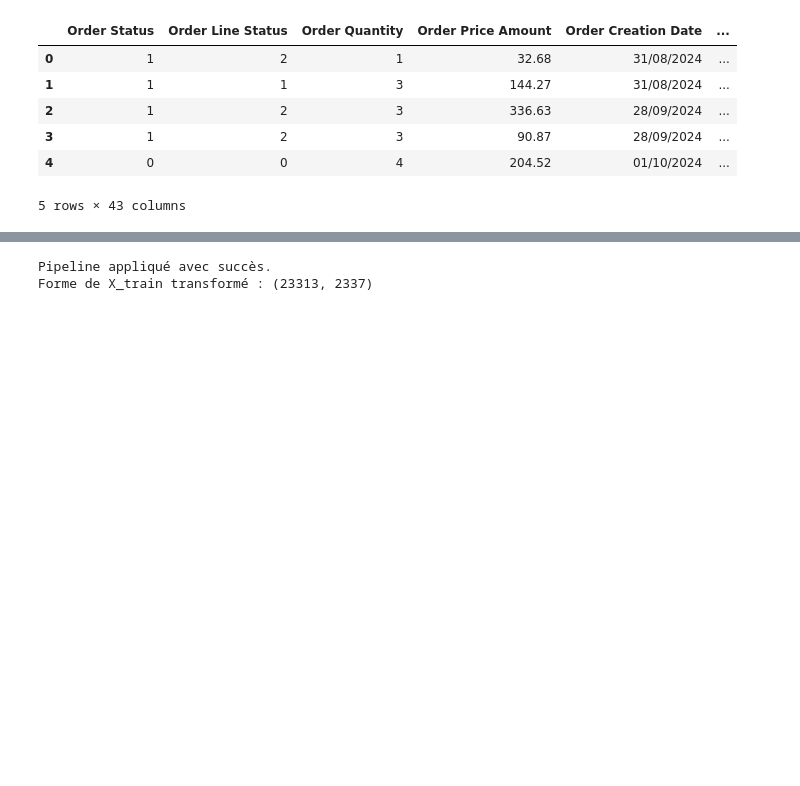
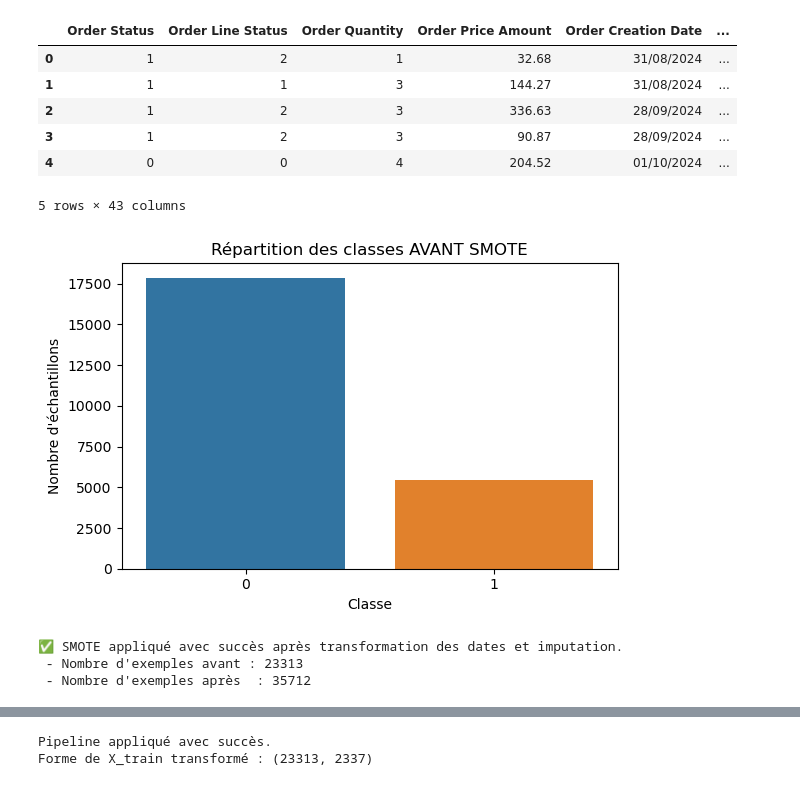
Before and after one commit to Alx74909/Projet-ATLAS, a Jupyter notebook: AtlasDS_with_ProcessingPipeline.ipynb, the cells around one changed output, grey strips where cells are left out. Drawn from its saved outputs; the diff is of its cells as text; code cells hidden in the pictures; blank space fills up the shorter version.

```diff
--- a/AtlasDS_with_ProcessingPipeline.ipynb
+++ b/AtlasDS_with_ProcessingPipeline.ipynb
@@ -15,7 +15,7 @@ port = 11249
 database = "defaultdb"
 
 # Lecture du mot de passe depuis un fichier texte local sécurisé
-password_file = "secrets/aiven_password.txt"
+password_file = "./aiven_password.txt"
 if os.path.exists(password_file):
     with open(password_file, "r") as f:
         password = f.read().strip()
@@ -278,3 +281,73 @@ target = "is_Delayed"
 cols_to_exclude = ["Order Shipping Delivery Date","Order Customer Delivery Date", "Delivery_Delay"]  # colonnes futures non utilisables
 X = df_cleaned.drop(columns=[target] +cols_to_exclude)
 y = df_cleaned[target].astype(int)
+# %%
+# Split train/test
+X_train, X_test, y_train, y_test = train_test_split(X, y, test_size=0.2, random_state=42, stratify=y)
+# %%
+import matplotlib.pyplot as plt
+import seaborn as sns
+
+# Visualisation de la distribution des classes AVANT SMOTE
+plt.figure(figsize=(6, 4))
+sns.countplot(x=y_train)
+plt.title("Répartition des classes AVANT SMOTE")
+plt.xlabel("Classe")
+plt.ylabel("Nombre d'échantillons")
+plt.tight_layout()
+plt.show()
+# %% [output]
+[figure, added]
+# %%
+from imblearn.over_sampling import SMOTE
+import pandas as pd
+from sklearn.impute import SimpleImputer
+
+# Split train/test
+X_train, X_test, y_train, y_test = train_test_split(X, y, test_size=0.2, random_state=42, stratify=y)
+
+
+# Copie de sécurité
+X_train_transformed = X_train.copy()
+
+# Étape 1 : identifier les colonnes de type date ou object contenant une date
+date_cols = [col for col in X_train_transformed.columns
+             if ('date' in col.lower()) or (X_train_transformed[col].dtype == 'object')]
+
+# Étape 2 : transformer les colonnes de date en features numériques
+for col in date_cols:
+    try:
+        # Conversion
+        X_train_transformed[col] = pd.to_datetime(X_train_transformed[col], errors='coerce')
+
+        # Extraction de caractéristiques temporelles
+        X_train_transformed[f'{col}_year'] = X_train_transformed[col].dt.year
+        X_train_transformed[f'{col}_month'] = X_train_transformed[col].dt.month
+        X_train_transformed[f'{col}_day'] = X_train_transformed[col].dt.day
+        X_train_transformed[f'{col}_weekday'] = X_train_transformed[col].dt.weekday
+        X_train_transformed[f'{col}_days_since'] = (pd.Timestamp("today") - X_train_transformed[col]).dt.days
+
+        # Suppression de la colonne d'origine
+        X_train_transformed.drop(columns=[col], inplace=True)
+
+    except Exception as e:
+        print(f"Colonne ignorée (erreur de conversion) : {col} | {e}")
+        X_train_transformed.drop(columns=[col], inplace=True)
+
+# Étape 3 : imputation des NaN (stratégie = médiane)
+imputer = SimpleImputer(strategy='median')
+X_train_array = imputer.fit_transform(X_train_transformed)
+X_train_imputed = pd.DataFrame(X_train_array, index=X_train_transformed.index)
+
+# Étape 4 : appliquer SMOTE
+smote = SMOTE(random_state=42)
+X_train_resampled, y_train_resampled = smote.fit_resample(X_train_imputed, y_train)
+
+# Affichage du résultat
+print("✅ SMOTE appliqué avec succès après transformation des dates et imputation.")
+print(f" - Nombre d'exemples avant : {X_train.shape[0]}")
+print(f" - Nombre d'exemples après  : {X_train_resampled.shape[0]}")
+# %% [output]
+✅ SMOTE appliqué avec succès après transformation des dates et imputation.
+ - Nombre d'exemples avant : 23313
+ - Nombre d'exemples après  : 35712
```
Also changed, not shown: parts of 3 cells of this notebook, 2 other files.
